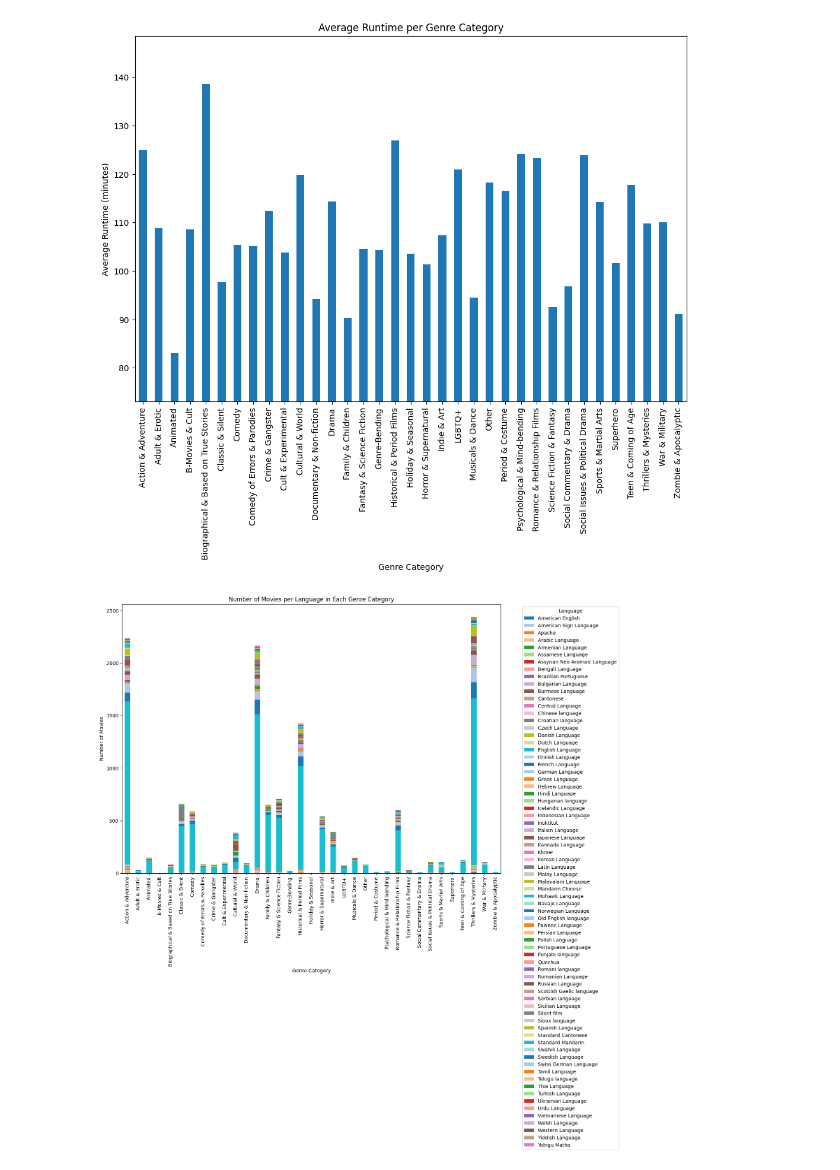
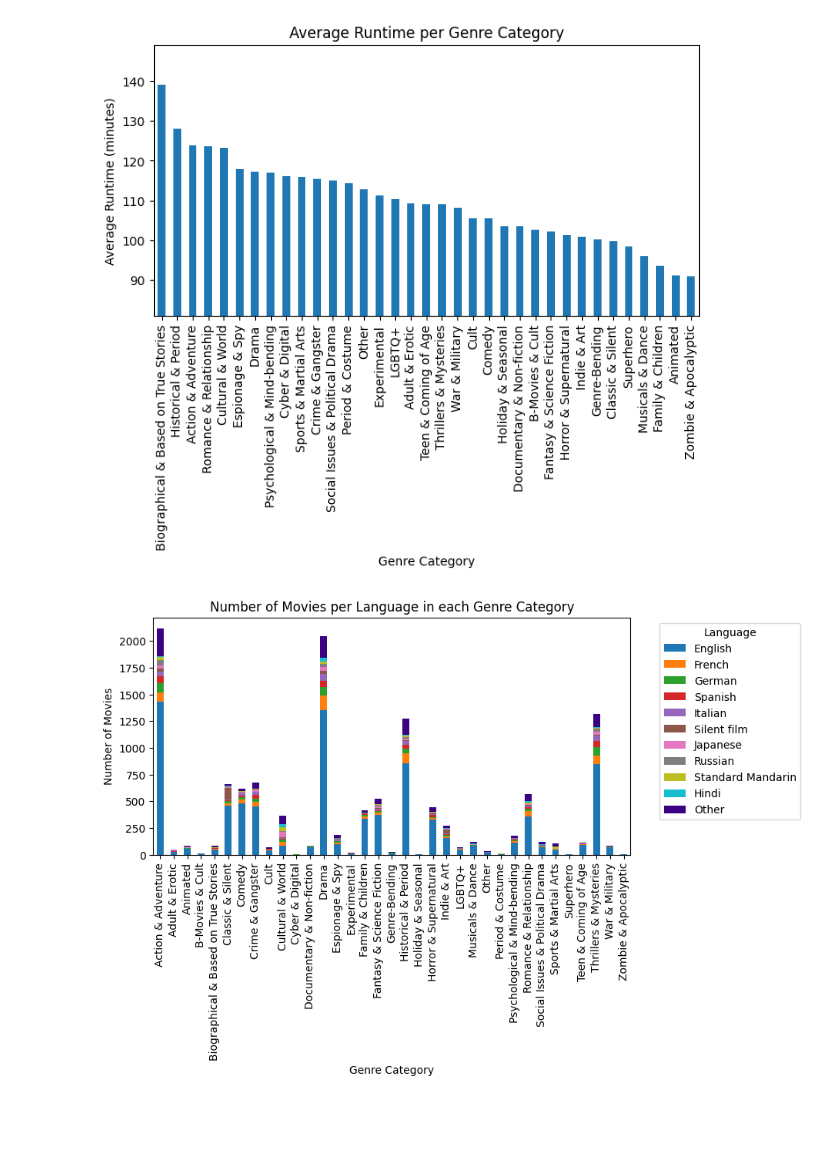
Before and after one commit to epfl-ada/ada-2024-project-padamalgame, a Jupyter notebook: results.ipynb, the cells around one changed output. Cells and saved outputs as stored; diff of their text form; code cells hidden in the pictures; blank space fills up the shorter version.

Commit message:
Plots (Finished)

```diff
--- a/results.ipynb
+++ b/results.ipynb
@@ -3,9 +3,14 @@ import pandas as pd
 import matplotlib.pyplot as plt
 import numpy as np
 import matplotlib.colors as mcolors
+import seaborn as sns
+
+# Install colorcet if not already installed
+%pip install colorcet
+import colorcet as cc
 
 # Load the dataset
-df = pd.read_csv('src/merge_cmu.csv')
+df = pd.read_csv('src/merge_imdb.csv')
 
 # Display the first few rows of the dataframe
 print(df.head())
@@ -221,3 +54,9 @@ genre_categories = {
+# %%
+import json
+
+# Load the genre categories from a JSON file
+with open('data/genre_categories.json', 'r') as file:
+    genre_categories = json.load(file)
 # %%
 # Calculate the average movie date for each genre category
 average_movie_date = df_genres_exploded.groupby('genres')['movie_date'].mean()
@@ -273,8 +118,11 @@ average_runtime_category['category'] = average_runtime_category['genres'].map(la
 # Calculate the average runtime for each category
 average_runtime_category = average_runtime_category.groupby('category')['runtime'].mean()
 
+# Sort the average runtime by descending order
+average_runtime_category = average_runtime_category.sort_values(ascending=False)
+
 # Plot the average runtime for each genre category
-plt.figure(figsize=(12, 8))
+plt.figure(figsize=(8, 4))
 average_runtime_category.plot(kind='bar')
 plt.title('Average Runtime per Genre Category')
 plt.xlabel('Genre Category')
@@ -283,34 +131,41 @@ plt.xticks(rotation=90)
 plt.ylim(average_runtime_category.min() - 10, average_runtime_category.max() + 10)
 plt.show()
 # %% [output]
-[figure, old version]
+[figure, new version]
 # %%
 # Separate the languages by each comma and explode the list into separate rows
 df_genres_exploded['language'] = df_genres_exploded['language'].str.split(', ')
 df_genres_exploded_languages_exploded = df_genres_exploded.explode('language')
 
-# Get the unique languages from the dataframe
-languages_unique = df_genres_exploded_languages_exploded['language'].unique()
+# Clean the languages by removing the word "Language"
+df_genres_exploded_languages_exploded['language'] = df_genres_exploded_languages_exploded['language'].str.replace(' Language', '')
 # %%
 # Group by genre categories and languages, and count the number of movies in each combination
 language_counts = df_genres_exploded_languages_exploded.groupby(['genres', 'language']).size().unstack()
+
+# Get the top 10 most used languages
+top_languages = language_counts.sum().sort_values(ascending=False).head(10).index
 
 # Map genres to categories
 language_counts['category'] = language_counts.index.map(lambda x: next((k for k, v in genre_categories.items() if x in v), 'Other'))
 
 # Group by genre categories and languages, and count the number of movies in each combination
 language_counts = language_counts.groupby('category').sum()
 
+# Keep only the top 10 languages and group the rest into 'Other'
+language_counts['Other'] = language_counts.drop(columns=top_languages).sum(axis=1)
+language_counts = language_counts[top_languages.tolist() + ['Other']]
+
 # Plot the stacked bar chart
-unique_languages = language_counts.columns[:-1]  # Exclude the 'category' column
-colors = plt.cm.tab20.colors[:len(unique_languages)]  # Get a unique color for each language
+unique_languages = language_counts.columns
+colors = sns.color_palette(cc.glasbey_category10, n_colors=len(unique_languages))  # Get a unique color for each language
 
-language_counts[unique_languages].plot(kind='bar', stacked=True, figsize=(14, 10), color=colors)
-plt.title('Number of Movies per Language in Each Genre Category')
+language_counts[unique_languages].plot(kind='bar', stacked=True, figsize=(8, 4), color=colors)
+plt.title('Number of Movies per Language in each Genre Category')
 plt.xlabel('Genre Category')
 plt.ylabel('Number of Movies')
 plt.xticks(rotation=90)
 plt.legend(title='Language', bbox_to_anchor=(1.05, 1), loc='upper left')
 plt.show()
 # %% [output]
-[figure, old version]
+[figure, new version]
```
Also changed, not shown: parts of 9 cells of this notebook, 2 other files.
